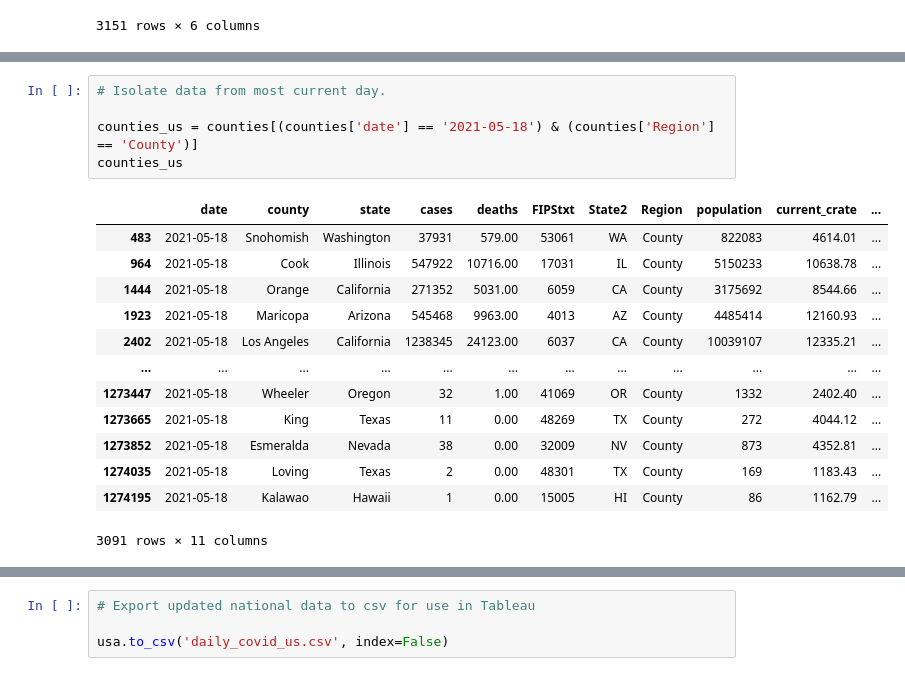
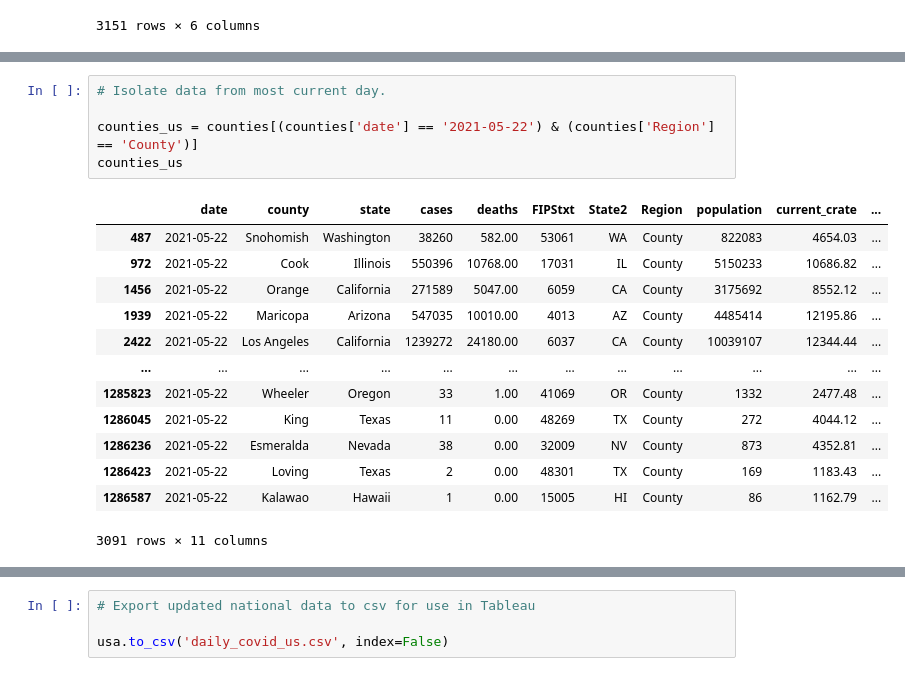
Before and after one commit to menlodoug/covid_crunching, a Jupyter notebook: pandas/COVID_USA.ipynb, the cells around one changed output, grey strips where cells are left out. Cells and saved outputs as stored; diff of their text form.

```diff
--- a/pandas/COVID_USA.ipynb
+++ b/pandas/COVID_USA.ipynb
@@ -94,21 +94,21 @@ counties
 # %%
 # Isolate data from most current day.
 
-counties_us = counties[(counties['date'] == '2021-05-18') & (counties['Region'] == 'County')]
+counties_us = counties[(counties['date'] == '2021-05-22') & (counties['Region'] == 'County')]
 counties_us
 # %% [output]
 |  | date | county | state | cases | deaths | FIPStxt | State2 | Region | population | current_crate | ... |
-| 483 | 2021-05-18 | Snohomish | Washington | 37931 | 579.00 | 53061 | WA | County | 822083 | 4614.01 | ... |
-| 964 | 2021-05-18 | Cook | Illinois | 547922 | 10716.00 | 17031 | IL | County | 5150233 | 10638.78 | ... |
-| 1444 | 2021-05-18 | Orange | California | 271352 | 5031.00 | 6059 | CA | County | 3175692 | 8544.66 | ... |
-| 1923 | 2021-05-18 | Maricopa | Arizona | 545468 | 9963.00 | 4013 | AZ | County | 4485414 | 12160.93 | ... |
-| 2402 | 2021-05-18 | Los Angeles | California | 1238345 | 24123.00 | 6037 | CA | County | 10039107 | 12335.21 | ... |
+| 487 | 2021-05-22 | Snohomish | Washington | 38260 | 582.00 | 53061 | WA | County | 822083 | 4654.03 | ... |
+| 972 | 2021-05-22 | Cook | Illinois | 550396 | 10768.00 | 17031 | IL | County | 5150233 | 10686.82 | ... |
+| 1456 | 2021-05-22 | Orange | California | 271589 | 5047.00 | 6059 | CA | County | 3175692 | 8552.12 | ... |
+| 1939 | 2021-05-22 | Maricopa | Arizona | 547035 | 10010.00 | 4013 | AZ | County | 4485414 | 12195.86 | ... |
+| 2422 | 2021-05-22 | Los Angeles | California | 1239272 | 24180.00 | 6037 | CA | County | 10039107 | 12344.44 | ... |
 | ... | ... | ... | ... | ... | ... | ... | ... | ... | ... | ... | ... |
-| 1273447 | 2021-05-18 | Wheeler | Oregon | 32 | 1.00 | 41069 | OR | County | 1332 | 2402.40 | ... |
-| 1273665 | 2021-05-18 | King | Texas | 11 | 0.00 | 48269 | TX | County | 272 | 4044.12 | ... |
-| 1273852 | 2021-05-18 | Esmeralda | Nevada | 38 | 0.00 | 32009 | NV | County | 873 | 4352.81 | ... |
-| 1274035 | 2021-05-18 | Loving | Texas | 2 | 0.00 | 48301 | TX | County | 169 | 1183.43 | ... |
-| 1274195 | 2021-05-18 | Kalawao | Hawaii | 1 | 0.00 | 15005 | HI | County | 86 | 1162.79 | ... |
+| 1285823 | 2021-05-22 | Wheeler | Oregon | 33 | 1.00 | 41069 | OR | County | 1332 | 2477.48 | ... |
+| 1286045 | 2021-05-22 | King | Texas | 11 | 0.00 | 48269 | TX | County | 272 | 4044.12 | ... |
+| 1286236 | 2021-05-22 | Esmeralda | Nevada | 38 | 0.00 | 32009 | NV | County | 873 | 4352.81 | ... |
+| 1286423 | 2021-05-22 | Loving | Texas | 2 | 0.00 | 48301 | TX | County | 169 | 1183.43 | ... |
+| 1286587 | 2021-05-22 | Kalawao | Hawaii | 1 | 0.00 | 15005 | HI | County | 86 | 1162.79 | ... |
 3091 rows × 11 columns
 # %%
 # Create up to date rates so rankings can be performed using the latest data.
```
Also changed, not shown: parts of 14 cells of this notebook, 33 other files.
